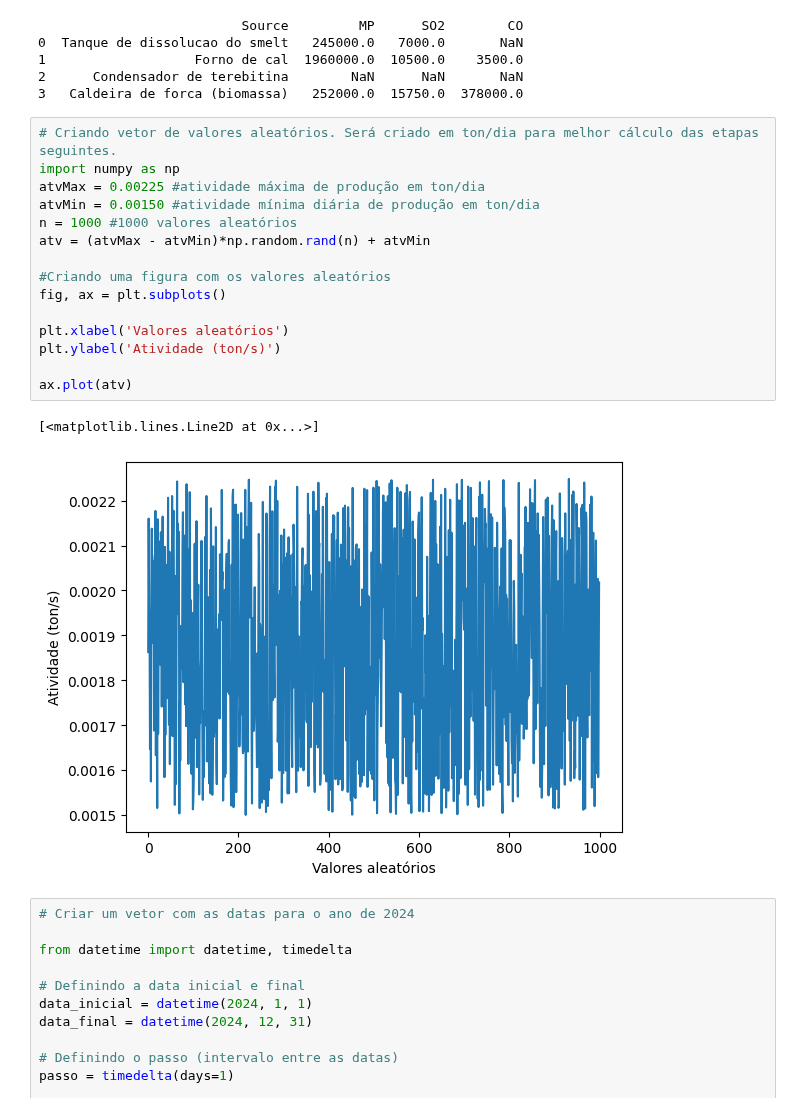
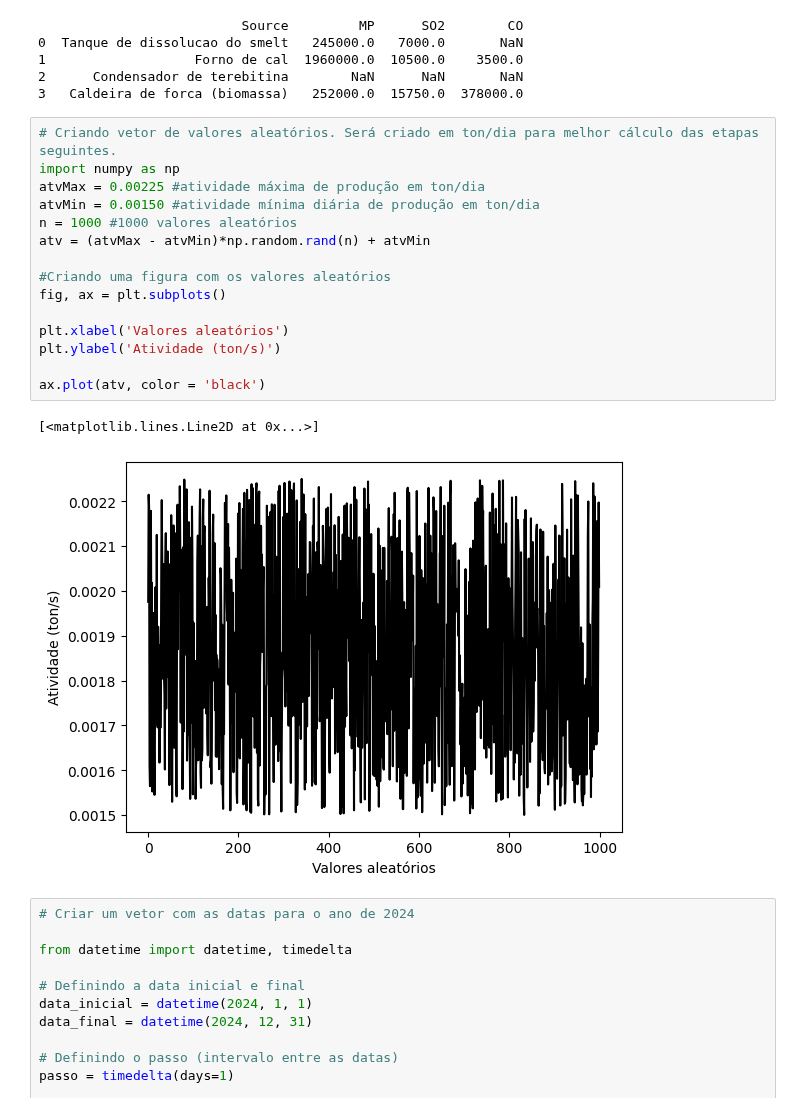
Before and after one commit to anapietroski/Controle_AnaPietroski, a Jupyter notebook: Atividade01.ipynb, the cells around one changed output. Cells and saved outputs as stored; diff of their text form.

```diff
--- a/Atividade01.ipynb
+++ b/Atividade01.ipynb
@@ -84,21 +84,21 @@ print(df)
 # %%
 # Criando vetor de valores aleatórios. Será criado em ton/dia para melhor cálculo das etapas seguintes.
 import numpy as np
 atvMax = 0.00225 #atividade máxima de produção em ton/dia
 atvMin = 0.00150 #atividade mínima diária de produção em ton/dia
 n = 1000 #1000 valores aleatórios
 atv = (atvMax - atvMin)*np.random.rand(n) + atvMin
 
 #Criando uma figura com os valores aleatórios
 fig, ax = plt.subplots()
 
 plt.xlabel('Valores aleatórios')
 plt.ylabel('Atividade (ton/s)')
 
-ax.plot(atv)
+ax.plot(atv, color = 'black')
 # %% [output]
 [<matplotlib.lines.Line2D at 0x...>]
-[figure, old version]
+[figure, new version]
 # %%
 # Criar um vetor com as datas para o ano de 2024
 
```
Also changed, not shown: parts of 5 cells of this notebook.
